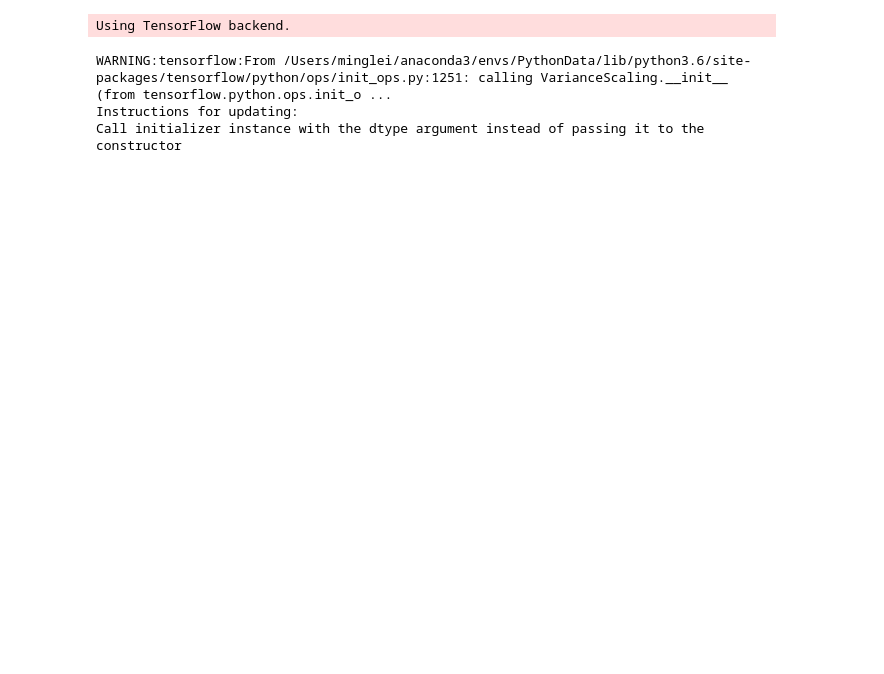
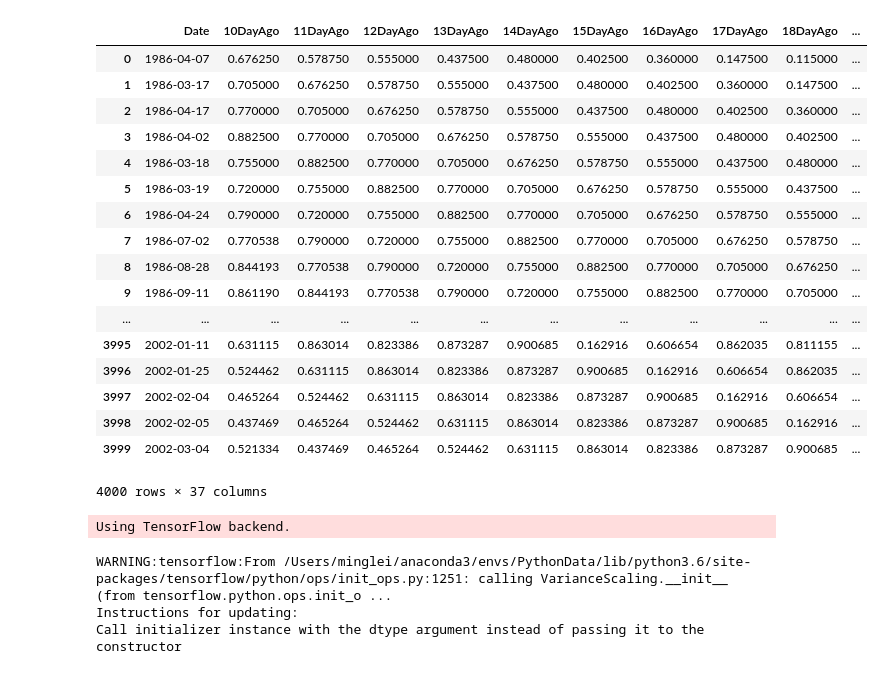
Before and after one commit to mingusone/FerengAI, a Jupyter notebook: jupyter/NNforMSFT.ipynb, the cells around one changed output. Saved outputs shown, nothing was run; the diff lists cells and outputs as text; code cells hidden in the pictures; blank space fills up the shorter version.

```diff
--- a/jupyter/NNforMSFT.ipynb
+++ b/jupyter/NNforMSFT.ipynb
@@ -12,6 +12,30 @@ import pandas as pd
 import pymongo
 import ezmongo
 df = ezmongo.get_data("MSFT","cleaned_trained_scaled")
+# %%
+train = df.iloc[:4000]
+test = df.iloc[4000:]
+# %%
+train
+# %% [output]
+|  | Date | 10DayAgo | 11DayAgo | 12DayAgo | 13DayAgo | 14DayAgo | 15DayAgo | 16DayAgo | 17DayAgo | 18DayAgo | ... |
+| 0 | 1986-04-07 | 0.676250 | 0.578750 | 0.555000 | 0.437500 | 0.480000 | 0.402500 | 0.360000 | 0.147500 | 0.115000 | ... |
+| 1 | 1986-03-17 | 0.705000 | 0.676250 | 0.578750 | 0.555000 | 0.437500 | 0.480000 | 0.402500 | 0.360000 | 0.147500 | ... |
+| 2 | 1986-04-17 | 0.770000 | 0.705000 | 0.676250 | 0.578750 | 0.555000 | 0.437500 | 0.480000 | 0.402500 | 0.360000 | ... |
+| 3 | 1986-04-02 | 0.882500 | 0.770000 | 0.705000 | 0.676250 | 0.578750 | 0.555000 | 0.437500 | 0.480000 | 0.402500 | ... |
+| 4 | 1986-03-18 | 0.755000 | 0.882500 | 0.770000 | 0.705000 | 0.676250 | 0.578750 | 0.555000 | 0.437500 | 0.480000 | ... |
+| 5 | 1986-03-19 | 0.720000 | 0.755000 | 0.882500 | 0.770000 | 0.705000 | 0.676250 | 0.578750 | 0.555000 | 0.437500 | ... |
+| 6 | 1986-04-24 | 0.790000 | 0.720000 | 0.755000 | 0.882500 | 0.770000 | 0.705000 | 0.676250 | 0.578750 | 0.555000 | ... |
+| 7 | 1986-07-02 | 0.770538 | 0.790000 | 0.720000 | 0.755000 | 0.882500 | 0.770000 | 0.705000 | 0.676250 | 0.578750 | ... |
+| 8 | 1986-08-28 | 0.844193 | 0.770538 | 0.790000 | 0.720000 | 0.755000 | 0.882500 | 0.770000 | 0.705000 | 0.676250 | ... |
+| 9 | 1986-09-11 | 0.861190 | 0.844193 | 0.770538 | 0.790000 | 0.720000 | 0.755000 | 0.882500 | 0.770000 | 0.705000 | ... |
+| ... | ... | ... | ... | ... | ... | ... | ... | ... | ... | ... | ... |
+| 3995 | 2002-01-11 | 0.631115 | 0.863014 | 0.823386 | 0.873287 | 0.900685 | 0.162916 | 0.606654 | 0.862035 | 0.811155 | ... |
+| 3996 | 2002-01-25 | 0.524462 | 0.631115 | 0.863014 | 0.823386 | 0.873287 | 0.900685 | 0.162916 | 0.606654 | 0.862035 | ... |
+| 3997 | 2002-02-04 | 0.465264 | 0.524462 | 0.631115 | 0.863014 | 0.823386 | 0.873287 | 0.900685 | 0.162916 | 0.606654 | ... |
+| 3998 | 2002-02-05 | 0.437469 | 0.465264 | 0.524462 | 0.631115 | 0.863014 | 0.823386 | 0.873287 | 0.900685 | 0.162916 | ... |
+| 3999 | 2002-03-04 | 0.521334 | 0.437469 | 0.465264 | 0.524462 | 0.631115 | 0.863014 | 0.823386 | 0.873287 | 0.900685 | ... |
+4000 rows × 37 columns
 # %%
 #I solating the columns we want.
 # Lets try all data points
```
Also changed, not shown: parts of 10 cells of this notebook.
